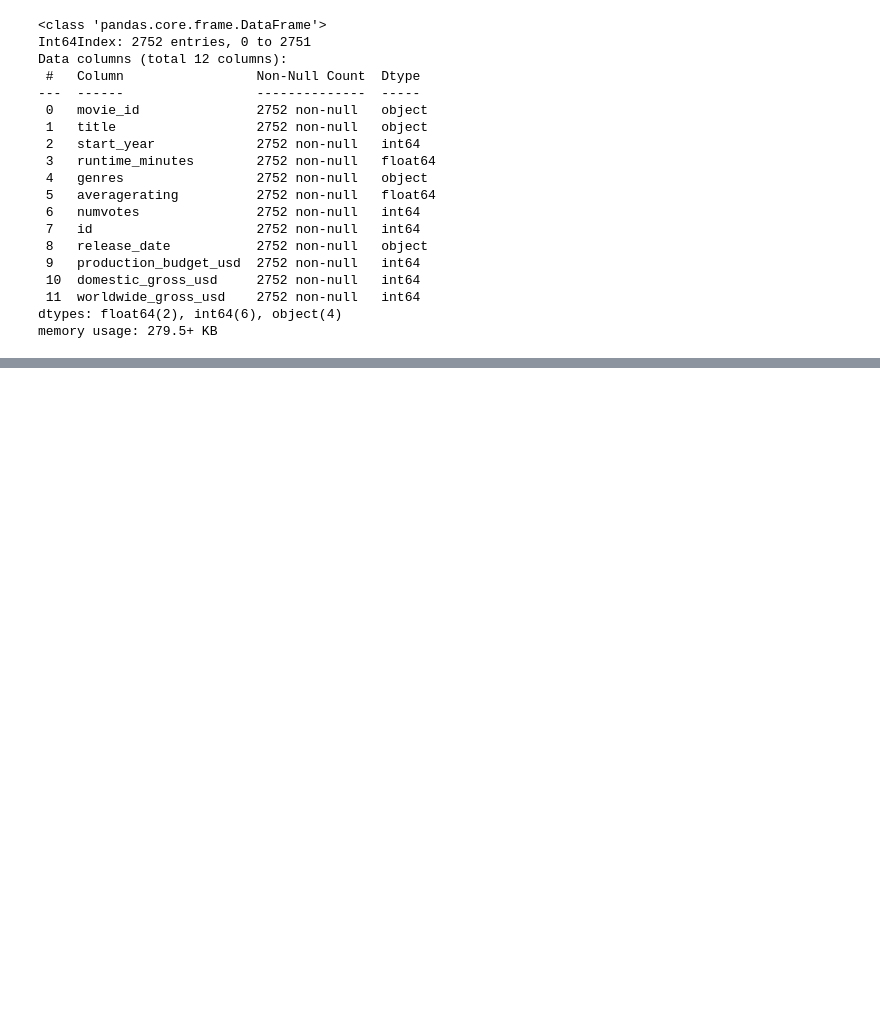
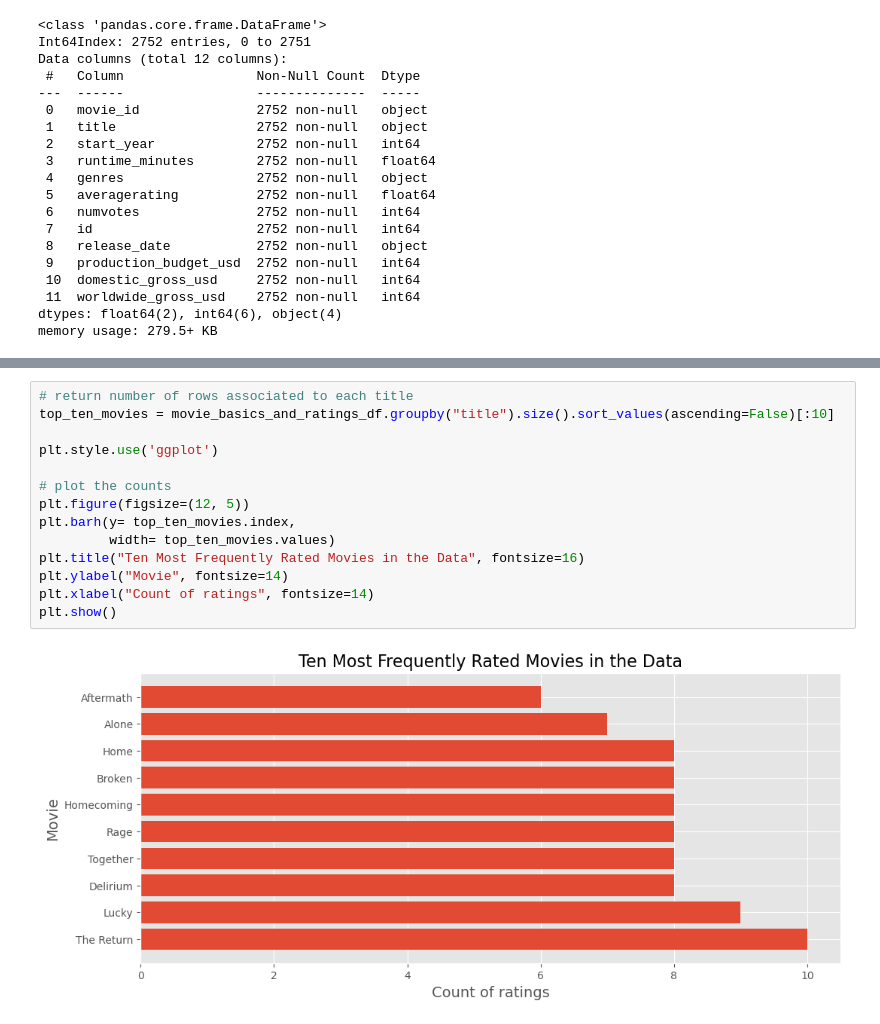
Before and after one commit to teofizzy/microsoft_film_studio, a Jupyter notebook: Data Understanding.ipynb, the cells around one changed output, grey strips where cells are left out. Drawn from its saved outputs; the diff is of its cells as text; blank space fills up the shorter version.

```diff
--- a/Data Understanding.ipynb
+++ b/Data Understanding.ipynb
@@ -1205,0 +1393,16 @@ movie_basics_ratings_revenue_df.head() #the first five rows
+# %%
+# return number of rows associated to each title
+top_ten_movies = movie_basics_and_ratings_df.groupby("title").size().sort_values(ascending=False)[:10]
+
+plt.style.use('ggplot')
+
+# plot the counts
+plt.figure(figsize=(12, 5))
+plt.barh(y= top_ten_movies.index,
+         width= top_ten_movies.values)
+plt.title("Ten Most Frequently Rated Movies in the Data", fontsize=16)
+plt.ylabel("Movie", fontsize=14)
+plt.xlabel("Count of ratings", fontsize=14)
+plt.show()
+# %% [output]
+[figure, added]
```
Also changed, not shown: parts of 34 cells of this notebook.
